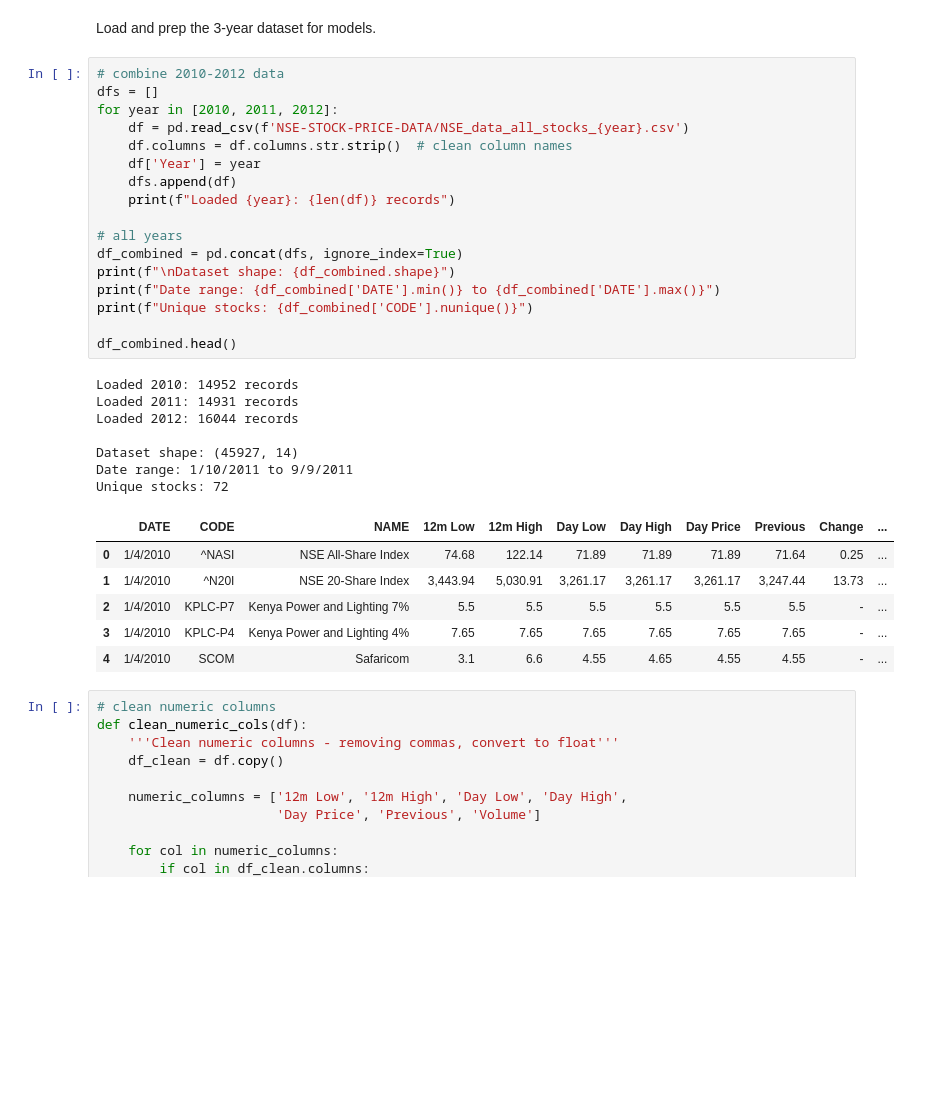
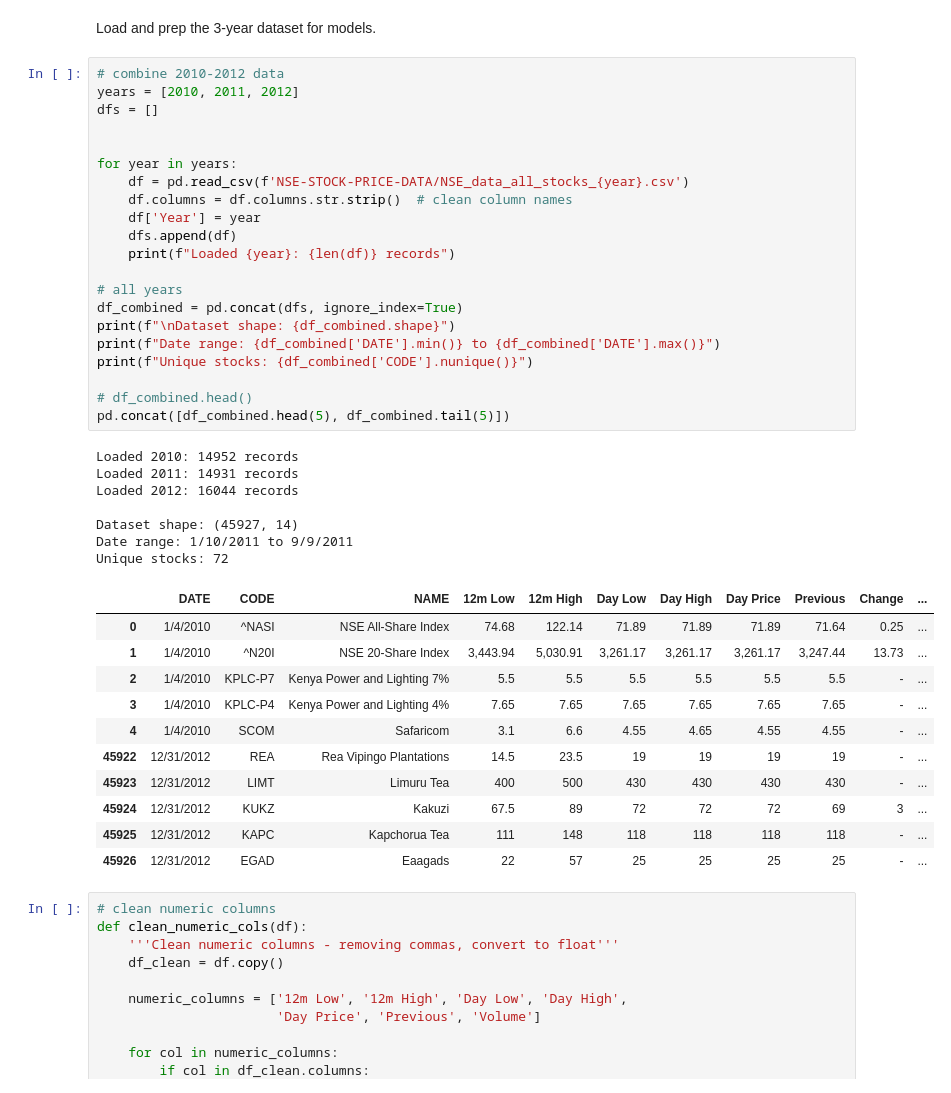
Before and after one commit to janymuong/Computer-Science, a Jupyter notebook: ICS2405-Knowledge-Based-Systems/EVAL1-Linear-Regression/NSE-Stock-Price-Prediction.ipynb, the cells around one changed output. Cells and saved outputs as stored; diff of their text form; blank space fills up the shorter version.

```diff
--- a/ICS2405-Knowledge-Based-Systems/EVAL1-Linear-Regression/NSE-Stock-Price-Prediction.ipynb
+++ b/ICS2405-Knowledge-Based-Systems/EVAL1-Linear-Regression/NSE-Stock-Price-Prediction.ipynb
@@ -173,35 +173,44 @@ This is a model with encoded features
 Load and prep the 3-year dataset for models.
 # %%
 # combine 2010-2012 data
+years = [2010, 2011, 2012]
 dfs = []
-for year in [2010, 2011, 2012]:
+
+
+for year in years:
     df = pd.read_csv(f'NSE-STOCK-PRICE-DATA/NSE_data_all_stocks_{year}.csv')
     df.columns = df.columns.str.strip()  # clean column names
     df['Year'] = year
     dfs.append(df)
     print(f"Loaded {year}: {len(df)} records")
 
 # all years
 df_combined = pd.concat(dfs, ignore_index=True)
 print(f"\nDataset shape: {df_combined.shape}")
 print(f"Date range: {df_combined['DATE'].min()} to {df_combined['DATE'].max()}")
 print(f"Unique stocks: {df_combined['CODE'].nunique()}")
 
-df_combined.head()
+# df_combined.head()
+pd.concat([df_combined.head(5), df_combined.tail(5)])
 # %% [output]
 Loaded 2010: 14952 records
 Loaded 2011: 14931 records
 Loaded 2012: 16044 records
 
 Dataset shape: (45927, 14)
 Date range: 1/10/2011 to 9/9/2011
 Unique stocks: 72
 |  | DATE | CODE | NAME | 12m Low | 12m High | Day Low | Day High | Day Price | Previous | Change | ... |
 | 0 | 1/4/2010 | ^NASI | NSE All-Share Index | 74.68 | 122.14 | 71.89 | 71.89 | 71.89 | 71.64 | 0.25 | ... |
 | 1 | 1/4/2010 | ^N20I | NSE 20-Share Index | 3,443.94 | 5,030.91 | 3,261.17 | 3,261.17 | 3,261.17 | 3,247.44 | 13.73 | ... |
 | 2 | 1/4/2010 | KPLC-P7 | Kenya Power and Lighting 7% | 5.5 | 5.5 | 5.5 | 5.5 | 5.5 | 5.5 | - | ... |
 | 3 | 1/4/2010 | KPLC-P4 | Kenya Power and Lighting 4% | 7.65 | 7.65 | 7.65 | 7.65 | 7.65 | 7.65 | - | ... |
 | 4 | 1/4/2010 | SCOM | Safaricom | 3.1 | 6.6 | 4.55 | 4.65 | 4.55 | 4.55 | - | ... |
+| 45922 | 12/31/2012 | REA | Rea Vipingo Plantations | 14.5 | 23.5 | 19 | 19 | 19 | 19 | - | ... |
+| 45923 | 12/31/2012 | LIMT | Limuru Tea | 400 | 500 | 430 | 430 | 430 | 430 | - | ... |
+| 45924 | 12/31/2012 | KUKZ | Kakuzi | 67.5 | 89 | 72 | 72 | 72 | 69 | 3 | ... |
+| 45925 | 12/31/2012 | KAPC | Kapchorua Tea | 111 | 148 | 118 | 118 | 118 | 118 | - | ... |
+| 45926 | 12/31/2012 | EGAD | Eaagads | 22 | 57 | 25 | 25 | 25 | 25 | - | ... |
 # %%
 # clean numeric columns
 def clean_numeric_cols(df):
```
Also changed, not shown: parts of 3 cells of this notebook.
